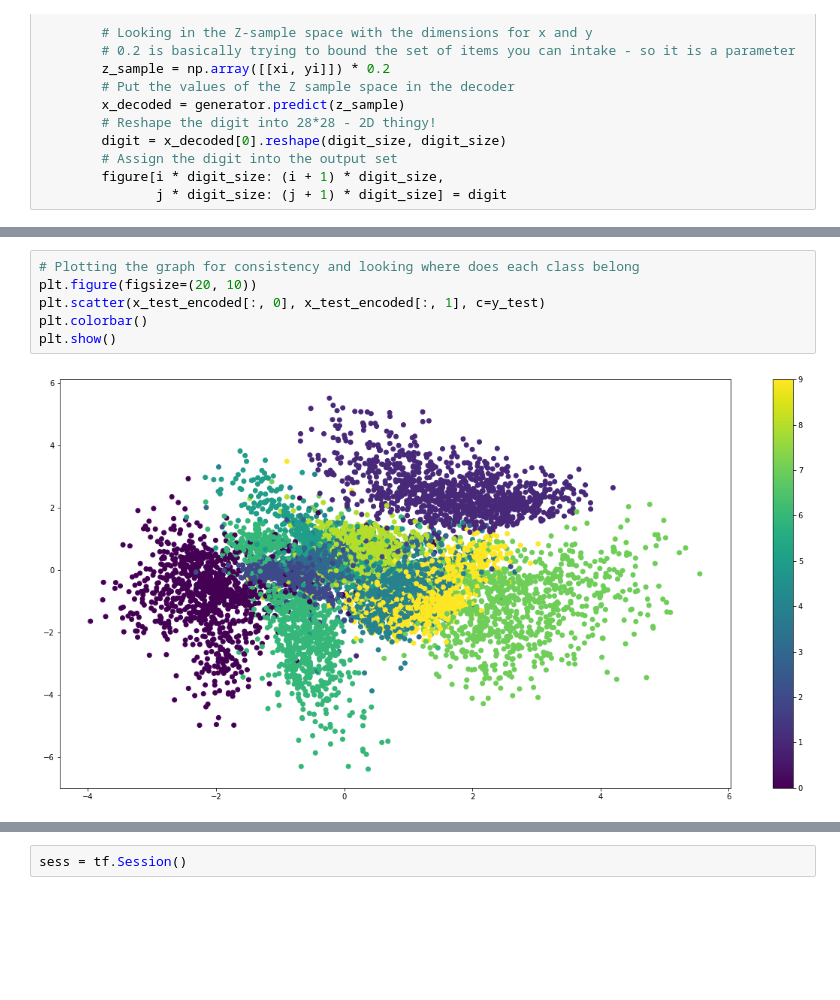
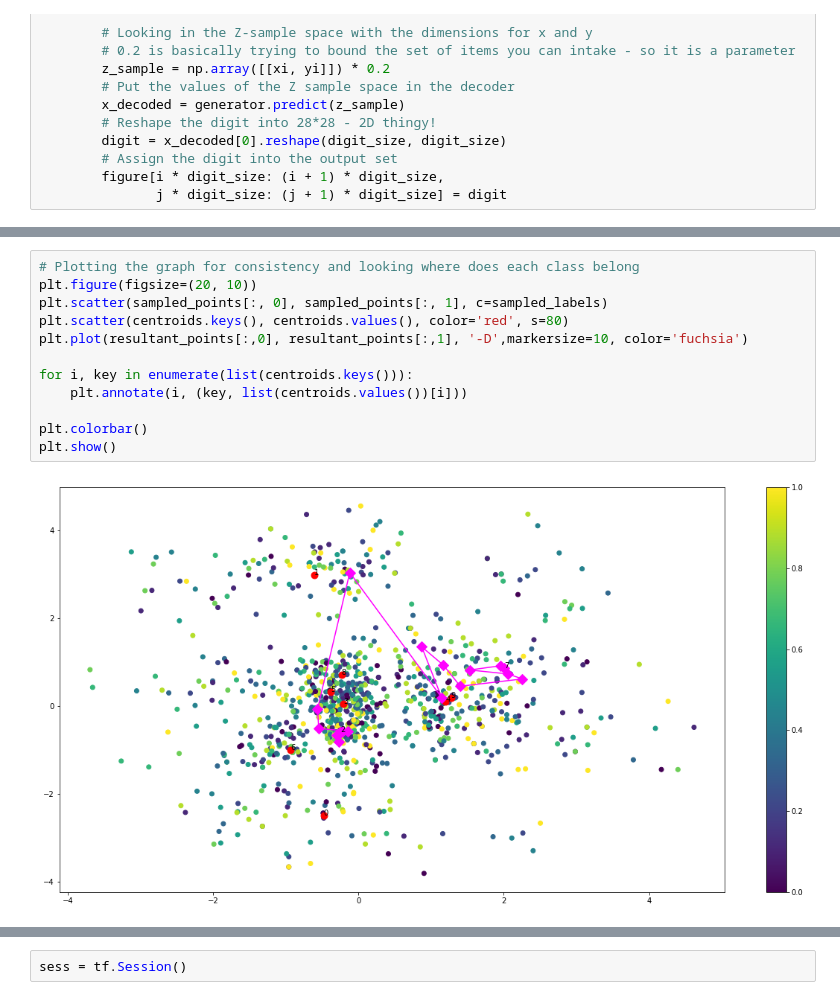
Before and after one commit to Harshdeep1996/autoencoder_playground, a Jupyter notebook: riemannian_metric_geodesic.ipynb, the cells around one changed output, grey strips where cells are left out. Drawn from its saved outputs; the diff is of its cells as text; blank space fills up the shorter version.

```diff
--- a/riemannian_metric_geodesic.ipynb
+++ b/riemannian_metric_geodesic.ipynb
@@ -154,8 +154,14 @@ plt.show()
 # %%
 # Plotting the graph for consistency and looking where does each class belong
 plt.figure(figsize=(20, 10))
-plt.scatter(x_test_encoded[:, 0], x_test_encoded[:, 1], c=y_test)
+plt.scatter(sampled_points[:, 0], sampled_points[:, 1], c=sampled_labels)
+plt.scatter(centroids.keys(), centroids.values(), color='red', s=80)
+plt.plot(resultant_points[:,0], resultant_points[:,1], '-D',markersize=10, color='fuchsia')
+
+for i, key in enumerate(list(centroids.keys())):
+    plt.annotate(i, (key, list(centroids.values())[i]))
+
 plt.colorbar()
 plt.show()
 # %% [output]
-[figure, old version]
+[figure, new version]
```
Also changed, not shown: parts of 35 cells of this notebook.
